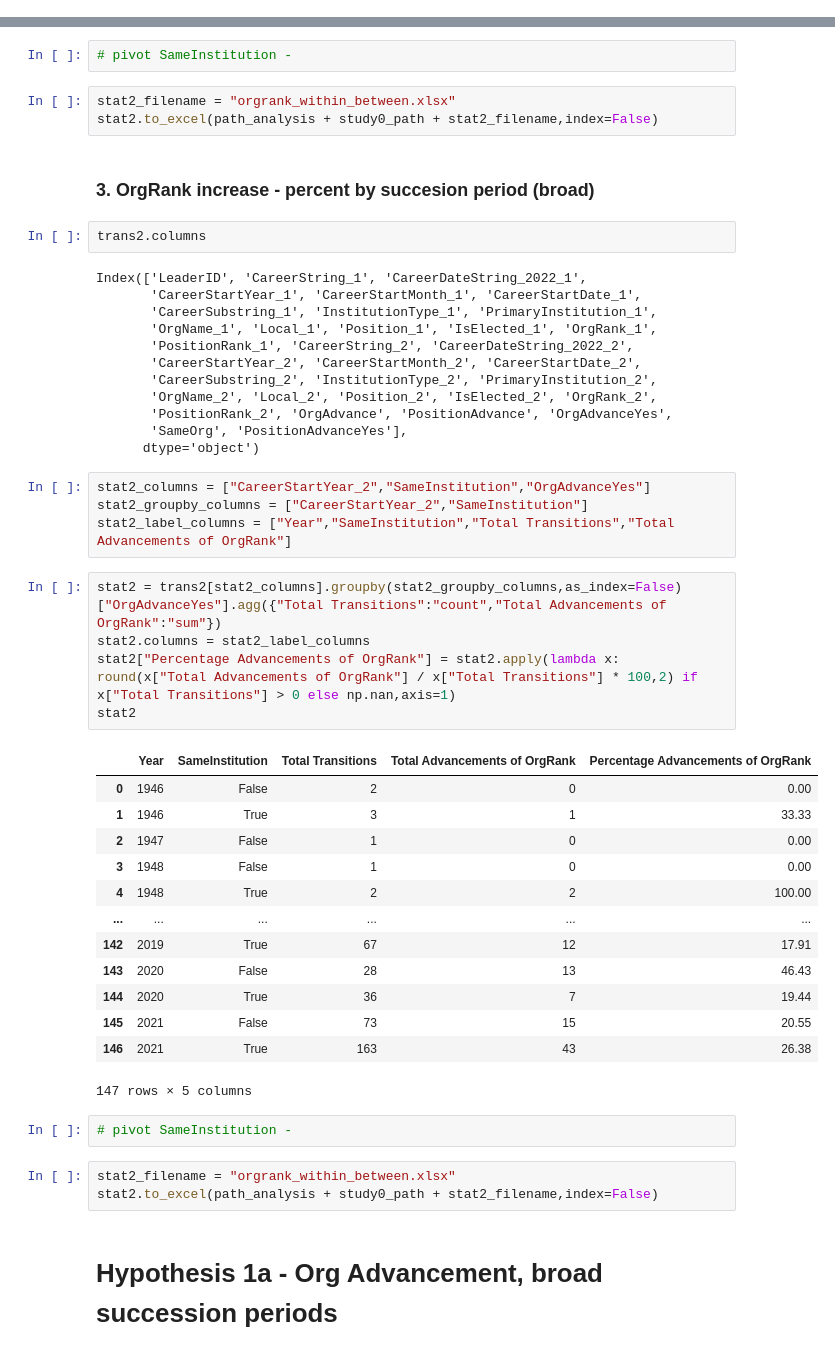
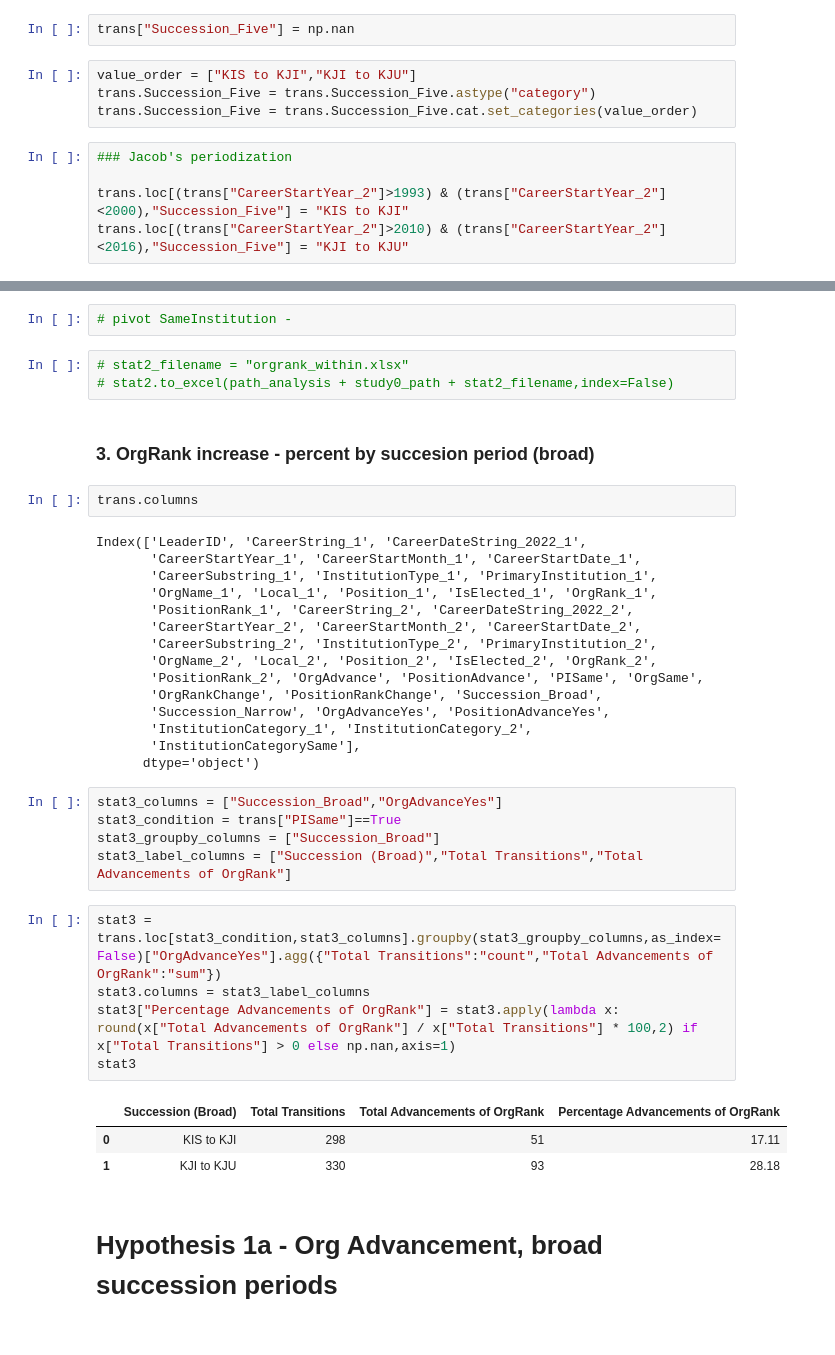
Before and after one commit to seouljake/nkelites, a Jupyter notebook: scripts/3 scripts - anaylsis/2023.10.04 Research Note/stats3_analysis_trans.ipynb, the cells around one changed output, grey strips where cells are left out. Cells and saved outputs as stored; diff of their text form.

```diff
--- a/scripts/3 scripts - anaylsis/2023.10.04 Research Note/stats3_analysis_trans.ipynb
+++ b/scripts/3 scripts - anaylsis/2023.10.04 Research Note/stats3_analysis_trans.ipynb
@@ -332,0 +404,11 @@ trans.loc[trans["OrgSame"]==True & (trans["PositionRank_1"]>trans["PositionRank_
+# %%
+trans["Succession_Five"] = np.nan
+# %%
+value_order = ["KIS to KJI","KJI to KJU"]
+trans.Succession_Five = trans.Succession_Five.astype("category")
+trans.Succession_Five = trans.Succession_Five.cat.set_categories(value_order)
+# %%
+### Jacob's periodization
+
+trans.loc[(trans["CareerStartYear_2"]>1993) & (trans["CareerStartYear_2"]<2000),"Succession_Five"] = "KIS to KJI"
+trans.loc[(trans["CareerStartYear_2"]>2010) & (trans["CareerStartYear_2"]<2016),"Succession_Five"] = "KJI to KJU"
@@ -402,12 +494,12 @@ stat2
 # %%
 # pivot SameInstitution -
 # %%
-stat2_filename = "orgrank_within_between.xlsx"
-stat2.to_excel(path_analysis + study0_path + stat2_filename,index=False)
+# stat2_filename = "orgrank_within.xlsx"
+# stat2.to_excel(path_analysis + study0_path + stat2_filename,index=False)
 # %% [markdown]
 ### 3. OrgRank increase - percent by succesion period (broad)
 # %%
-trans2.columns
+trans.columns
 # %% [output]
 Index(['LeaderID', 'CareerString_1', 'CareerDateString_2022_1',
        'CareerStartYear_1', 'CareerStartMonth_1', 'CareerStartDate_1',
@@ -417,37 +509,26 @@ Index(['LeaderID', 'CareerString_1', 'CareerDateString_2022_1',
        'CareerStartYear_2', 'CareerStartMonth_2', 'CareerStartDate_2',
        'CareerSubstring_2', 'InstitutionType_2', 'PrimaryInstitution_2',
        'OrgName_2', 'Local_2', 'Position_2', 'IsElected_2', 'OrgRank_2',
-       'PositionRank_2', 'OrgAdvance', 'PositionAdvance', 'OrgAdvanceYes',
-       'SameOrg', 'PositionAdvanceYes'],
+       'PositionRank_2', 'OrgAdvance', 'PositionAdvance', 'PISame', 'OrgSame',
+       'OrgRankChange', 'PositionRankChange', 'Succession_Broad',
+       'Succession_Narrow', 'OrgAdvanceYes', 'PositionAdvanceYes',
+       'InstitutionCategory_1', 'InstitutionCategory_2',
+       'InstitutionCategorySame'],
       dtype='object')
 # %%
-stat2_columns = ["CareerStartYear_2","SameInstitution","OrgAdvanceYes"]
-stat2_groupby_columns = ["CareerStartYear_2","SameInstitution"]
-stat2_label_columns = ["Year","SameInstitution","Total Transitions","Total Advancements of OrgRank"]
+stat3_columns = ["Succession_Broad","OrgAdvanceYes"]
+stat3_condition = trans["PISame"]==True
+stat3_groupby_columns = ["Succession_Broad"]
+stat3_label_columns = ["Succession (Broad)","Total Transitions","Total Advancements of OrgRank"]
 # %%
-stat2 = trans2[stat2_columns].groupby(stat2_groupby_columns,as_index=False)["OrgAdvanceYes"].agg({"Total Transitions":"count","Total Advancements of OrgRank":"sum"})
-stat2.columns = stat2_label_columns
-stat2["Percentage Advancements of OrgRank"] = stat2.apply(lambda x: round(x["Total Advancements of OrgRank"] / x["Total Transitions"] * 100,2) if x["Total Transitions"] > 0 else np.nan,axis=1)
-stat2
+stat3 = trans.loc[stat3_condition,stat3_columns].groupby(stat3_groupby_columns,as_index=False)["OrgAdvanceYes"].agg({"Total Transitions":"count","Total Advancements of OrgRank":"sum"})
+stat3.columns = stat3_label_columns
+stat3["Percentage Advancements of OrgRank"] = stat3.apply(lambda x: round(x["Total Advancements of OrgRank"] / x["Total Transitions"] * 100,2) if x["Total Transitions"] > 0 else np.nan,axis=1)
+stat3
 # %% [output]
-|  | Year | SameInstitution | Total Transitions | Total Advancements of OrgRank | Percentage Advancements of OrgRank |
-| 0 | 1946 | False | 2 | 0 | 0.00 |
-| 1 | 1946 | True | 3 | 1 | 33.33 |
-| 2 | 1947 | False | 1 | 0 | 0.00 |
-| 3 | 1948 | False | 1 | 0 | 0.00 |
-| 4 | 1948 | True | 2 | 2 | 100.00 |
-| ... | ... | ... | ... | ... | ... |
-| 142 | 2019 | True | 67 | 12 | 17.91 |
-| 143 | 2020 | False | 28 | 13 | 46.43 |
-| 144 | 2020 | True | 36 | 7 | 19.44 |
-| 145 | 2021 | False | 73 | 15 | 20.55 |
-| 146 | 2021 | True | 163 | 43 | 26.38 |
+|  | Succession (Broad) | Total Transitions | Total Advancements of OrgRank | Percentage Advancements of OrgRank |
+| 0 | KIS to KJI | 298 | 51 | 17.11 |
+| 1 | KJI to KJU | 330 | 93 | 28.18 |
-147 rows × 5 columns
-# %%
-# pivot SameInstitution -
-# %%
-stat2_filename = "orgrank_within_between.xlsx"
-stat2.to_excel(path_analysis + study0_path + stat2_filename,index=False)
 # %% [markdown]
 # Hypothesis 1a - Org Advancement, broad succession periods
 # %%
```
Also changed, not shown: parts of 86 cells of this notebook.
